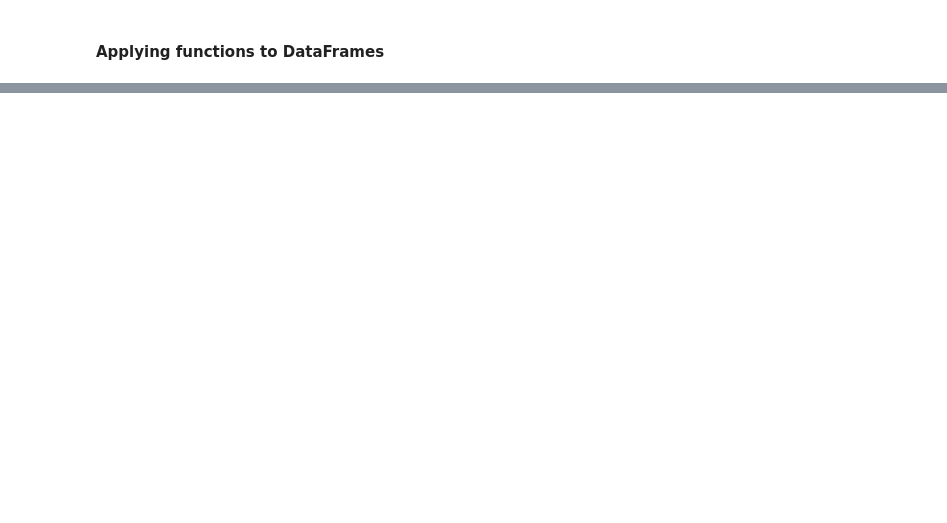
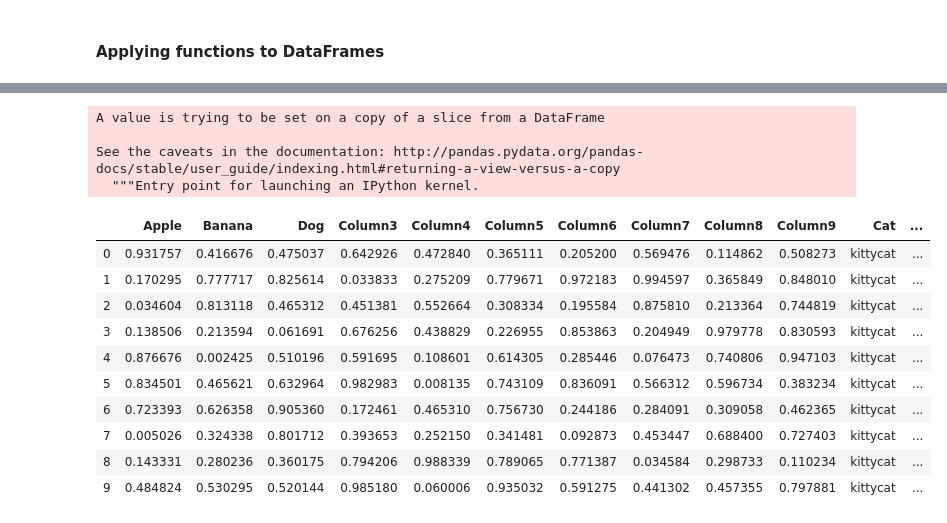
Before and after one commit to christinahans/data-pt-ber-08-20, a Jupyter notebook: Labs/module-1_labs/04_pandas/02_lab-intro-pandas/your-code/pandas-class.ipynb, the cells around one changed output, grey strips where cells are left out. Cells and saved outputs as stored; diff of their text form; code cells hidden in the pictures; blank space fills up the shorter version.

```diff
--- a/Labs/module-1_labs/04_pandas/02_lab-intro-pandas/your-code/pandas-class.ipynb
+++ b/Labs/module-1_labs/04_pandas/02_lab-intro-pandas/your-code/pandas-class.ipynb
@@ -35,3 +142,3 @@ print(colnames)
 # %%
-df = pd.DataFrame(np.random.random((10, 10)), columns=colnames)
-print(df.columns)
+df_col = pd.DataFrame(np.random.random((10, 10)), columns=colnames)
+print(df_col)
@@ -87,0 +282,2 @@ animals[animals.BodyWt < 2]
+# %%
+df_col['Cat'] = "kittycat"
@@ -87,0 +302,2 @@ animals[animals.BodyWt < 2]
+# %%
+df_col['Binary'] = True
@@ -87,0 +319,21 @@ animals[animals.BodyWt < 2]
+# %%
+df_col['Binary'][0] = False
+# %% [output]
+A value is trying to be set on a copy of a slice from a DataFrame
+
+See the caveats in the documentation: http://pandas.pydata.org/pandas-docs/stable/user_guide/indexing.html#returning-a-view-versus-a-copy
+  """Entry point for launching an IPython kernel.
+# %%
+df_col
+# %% [output]
+|  | Apple | Banana | Dog | Column3 | Column4 | Column5 | Column6 | Column7 | Column8 | Column9 | Cat | ... |
+| 0 | 0.931757 | 0.416676 | 0.475037 | 0.642926 | 0.472840 | 0.365111 | 0.205200 | 0.569476 | 0.114862 | 0.508273 | kittycat | ... |
+| 1 | 0.170295 | 0.777717 | 0.825614 | 0.033833 | 0.275209 | 0.779671 | 0.972183 | 0.994597 | 0.365849 | 0.848010 | kittycat | ... |
+| 2 | 0.034604 | 0.813118 | 0.465312 | 0.451381 | 0.552664 | 0.308334 | 0.195584 | 0.875810 | 0.213364 | 0.744819 | kittycat | ... |
+| 3 | 0.138506 | 0.213594 | 0.061691 | 0.676256 | 0.438829 | 0.226955 | 0.853863 | 0.204949 | 0.979778 | 0.830593 | kittycat | ... |
+| 4 | 0.876676 | 0.002425 | 0.510196 | 0.591695 | 0.108601 | 0.614305 | 0.285446 | 0.076473 | 0.740806 | 0.947103 | kittycat | ... |
+| 5 | 0.834501 | 0.465621 | 0.632964 | 0.982983 | 0.008135 | 0.743109 | 0.836091 | 0.566312 | 0.596734 | 0.383234 | kittycat | ... |
+| 6 | 0.723393 | 0.626358 | 0.905360 | 0.172461 | 0.465310 | 0.756730 | 0.244186 | 0.284091 | 0.309058 | 0.462365 | kittycat | ... |
+| 7 | 0.005026 | 0.324338 | 0.801712 | 0.393653 | 0.252150 | 0.341481 | 0.092873 | 0.453447 | 0.688400 | 0.727403 | kittycat | ... |
+| 8 | 0.143331 | 0.280236 | 0.360175 | 0.794206 | 0.988339 | 0.789065 | 0.771387 | 0.034584 | 0.298733 | 0.110234 | kittycat | ... |
+| 9 | 0.484824 | 0.530295 | 0.520144 | 0.985180 | 0.060006 | 0.935032 | 0.591275 | 0.441302 | 0.457355 | 0.797881 | kittycat | ... |
```
Also changed, not shown: parts of 51 cells of this notebook, 23 other files.
